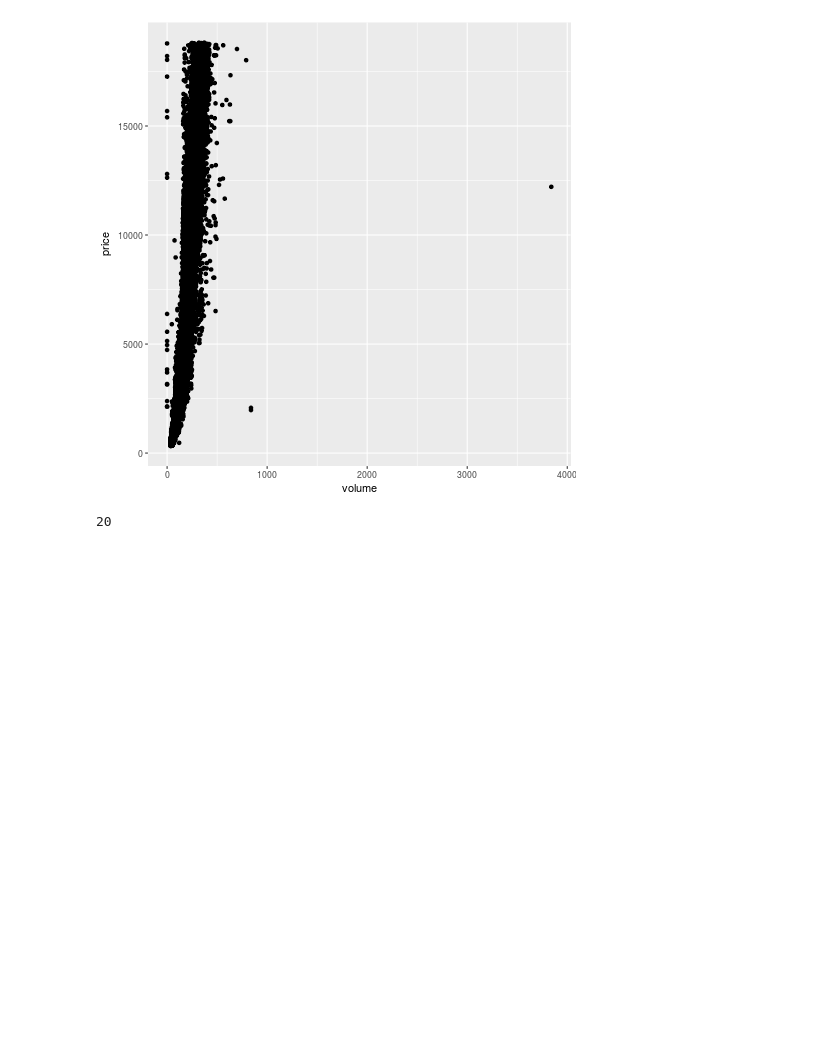
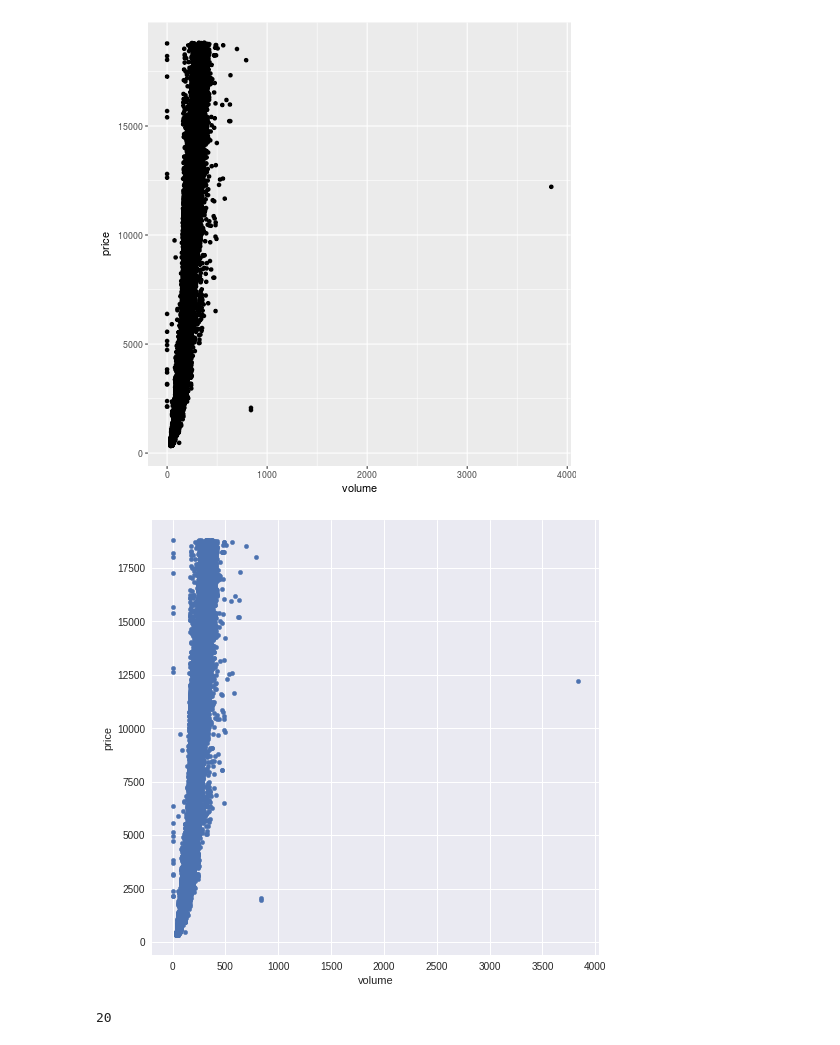
Before and after one commit to jkarakas/EDA_in_R_and_Python, a Jupyter notebook: Bivariate_EDA_Problem_Set.ipynb, the cells around one changed output. Drawn from its saved outputs; the diff is of its cells as text; code cells hidden in the pictures; blank space fills up the shorter version.

```diff
--- a/Bivariate_EDA_Problem_Set.ipynb
+++ b/Bivariate_EDA_Problem_Set.ipynb
@@ -337,6 +397,10 @@ ggplot(aes(x=volume, y=price), data = diamonds) +
   geom_point()
 # %% [output]
 [figure]
+# %%
+diamonds.plot.scatter(x ='volume', y= 'price');
+# %% [output]
+[figure, added]
 # %%
 # Number of outliers with zero volume
 diamonds[diamonds.volume==0].index.value_counts().sum()
```
Also changed, not shown: parts of 27 cells of this notebook, 3 other files.
